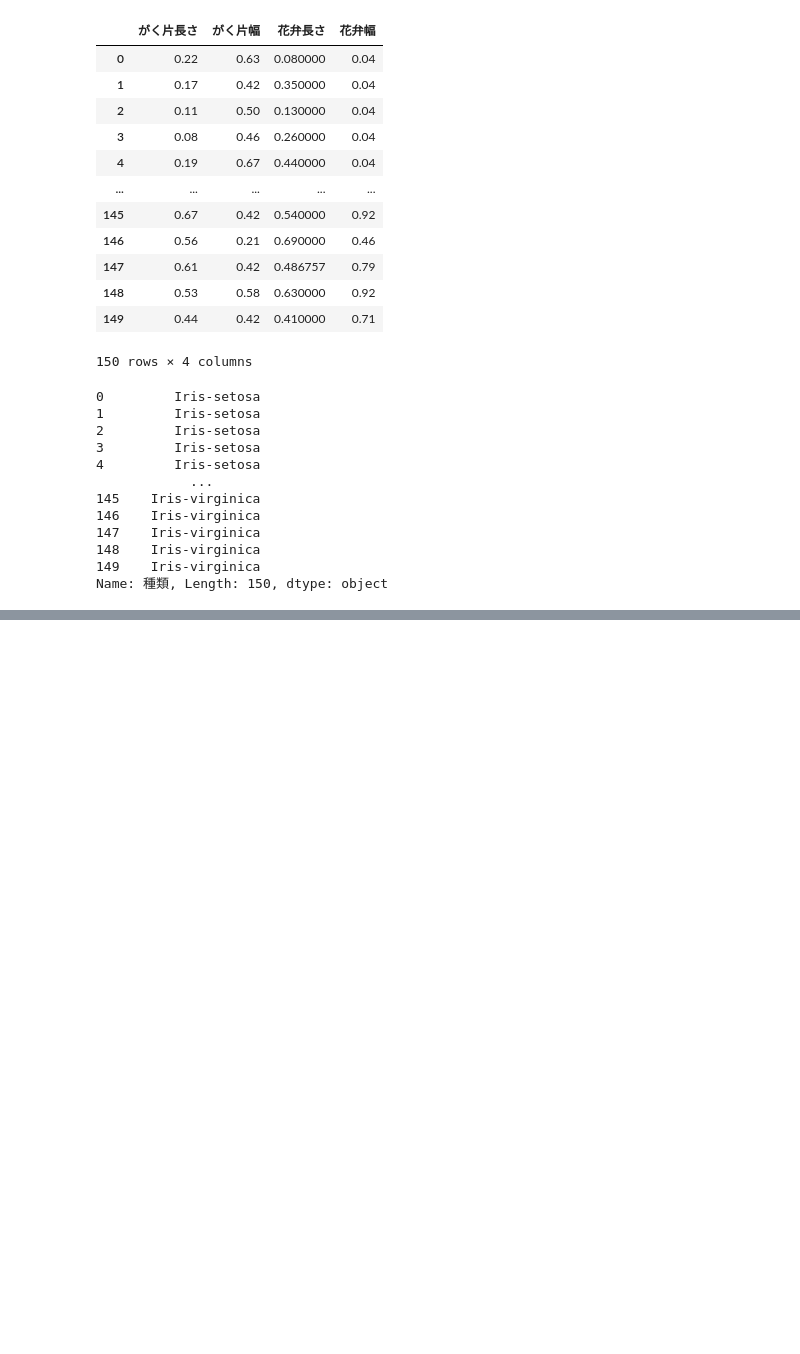
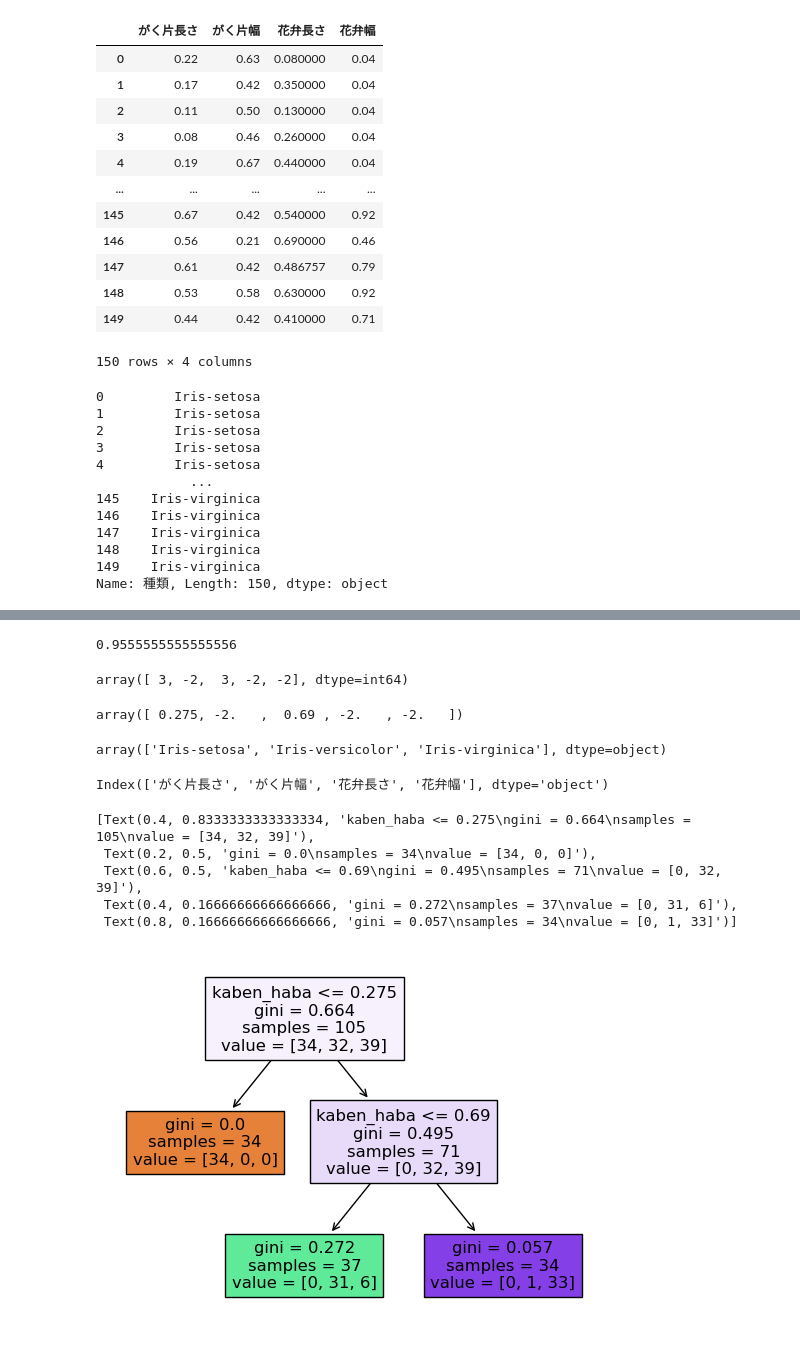
Before and after one commit to oomae41/MLpractice_sukkiri, a Jupyter notebook: part5.ipynb, the cells around one changed output, grey strips where cells are left out. Saved outputs shown, nothing was run; the diff lists cells and outputs as text; code cells hidden in the pictures; blank space fills up the shorter version.

```diff
--- a/part5.ipynb
+++ b/part5.ipynb
@@ -230,3 +230,15 @@ t
 148    Iris-virginica
 149    Iris-virginica
 Name: 種類, Length: 150, dtype: object
+# %%
+# 決定木モデルの利用
+
+from sklearn import tree
+
+model = tree.DecisionTreeClassifier(max_depth = 2, random_state = 0)
+# %%
+# 教師データとテストデータへの分離
+
+from sklearn.model_selection import train_test_split
+
+x_train, x_test, y_train, y_test = train_test_split(x, t, test_size = 0.3, random_state = 0)
@@ -232,0 +251,8 @@ Name: 種類, Length: 150, dtype: object
+# %%
+# 訓練データで学習
+model.fit(x_train, y_train)
+
+# モデルの性能をテストデータで評価
+model.score(x_test, y_test)
+# %% [output]
+0.9555555555555556
@@ -232,0 +265,37 @@ Name: 種類, Length: 150, dtype: object
+# %%
+# 決定木モデルの分析
+# 決定木の構造
+model.tree_.feature
+# %% [output]
+array([ 3, -2,  3, -2, -2], dtype=int64)
+# %%
+# 決定技における分岐条件
+model.tree_.threshold
+# %% [output]
+array([ 0.275, -2.   ,  0.69 , -2.   , -2.   ])
+# %%
+model.classes_
+
+# ここまでで決定木がわかる
+# %% [output]
+array(['Iris-setosa', 'Iris-versicolor', 'Iris-virginica'], dtype=object)
+# %%
+x_train.columns
+# %% [output]
+Index(['がく片長さ', 'がく片幅', '花弁長さ', '花弁幅'], dtype='object')
+# %%
+# 決定木を画面に表示させる
+
+# 仕様上和名のカラムを英字になおす
+x_train.columns = ["gaku_nagasa", "gaku_haba", "kaben_nagasa", "kaben_haba"]
+# %%
+# 描画
+from sklearn.tree import plot_tree
+plot_tree(model, feature_names = x_train.columns, filled = True)
+# %% [output]
+[Text(0.4, 0.8333333333333334, 'kaben_haba <= 0.275\ngini = 0.664\nsamples = 105\nvalue = [34, 32, 39]'),
+ Text(0.2, 0.5, 'gini = 0.0\nsamples = 34\nvalue = [34, 0, 0]'),
+ Text(0.6, 0.5, 'kaben_haba <= 0.69\ngini = 0.495\nsamples = 71\nvalue = [0, 32, 39]'),
+ Text(0.4, 0.16666666666666666, 'gini = 0.272\nsamples = 37\nvalue = [0, 31, 6]'),
+ Text(0.8, 0.16666666666666666, 'gini = 0.057\nsamples = 34\nvalue = [0, 1, 33]')]
+[figure, added]
```
Also changed, not shown: parts of 2 cells of this notebook, 2 other files.
